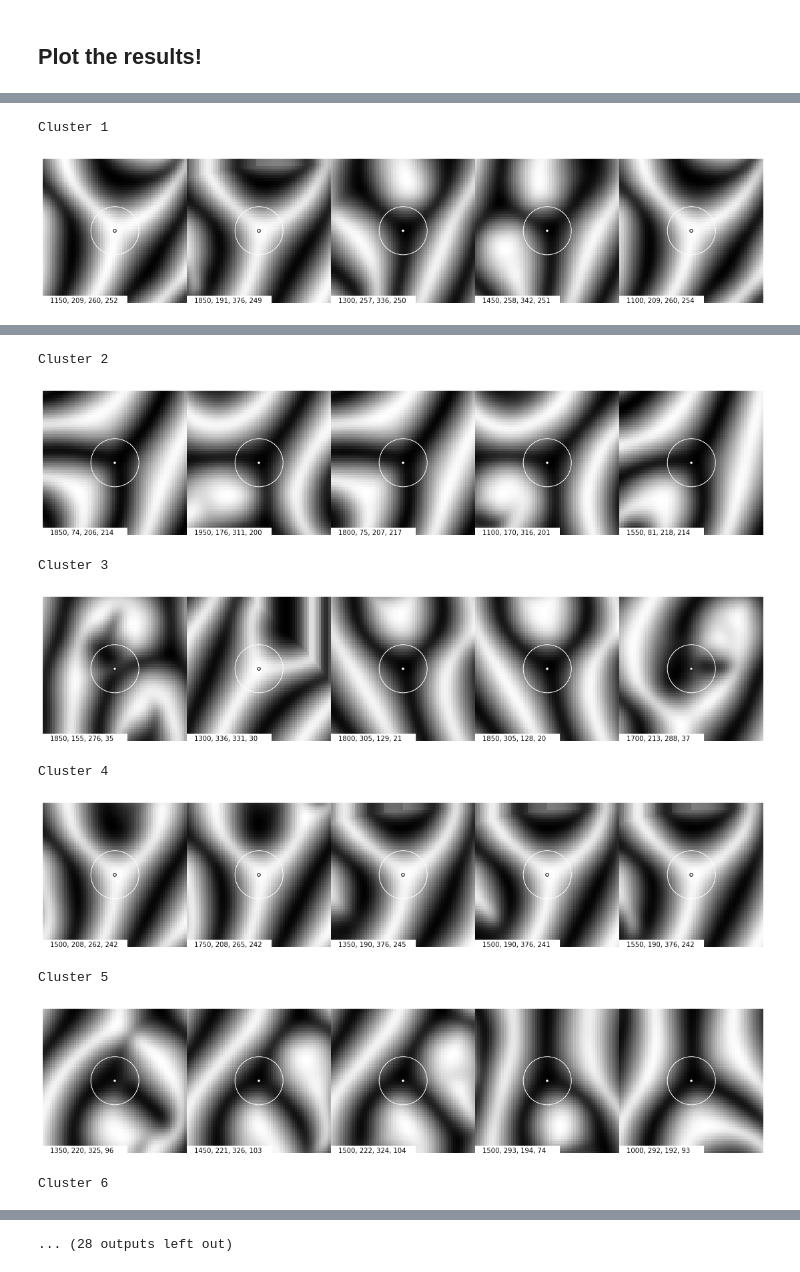
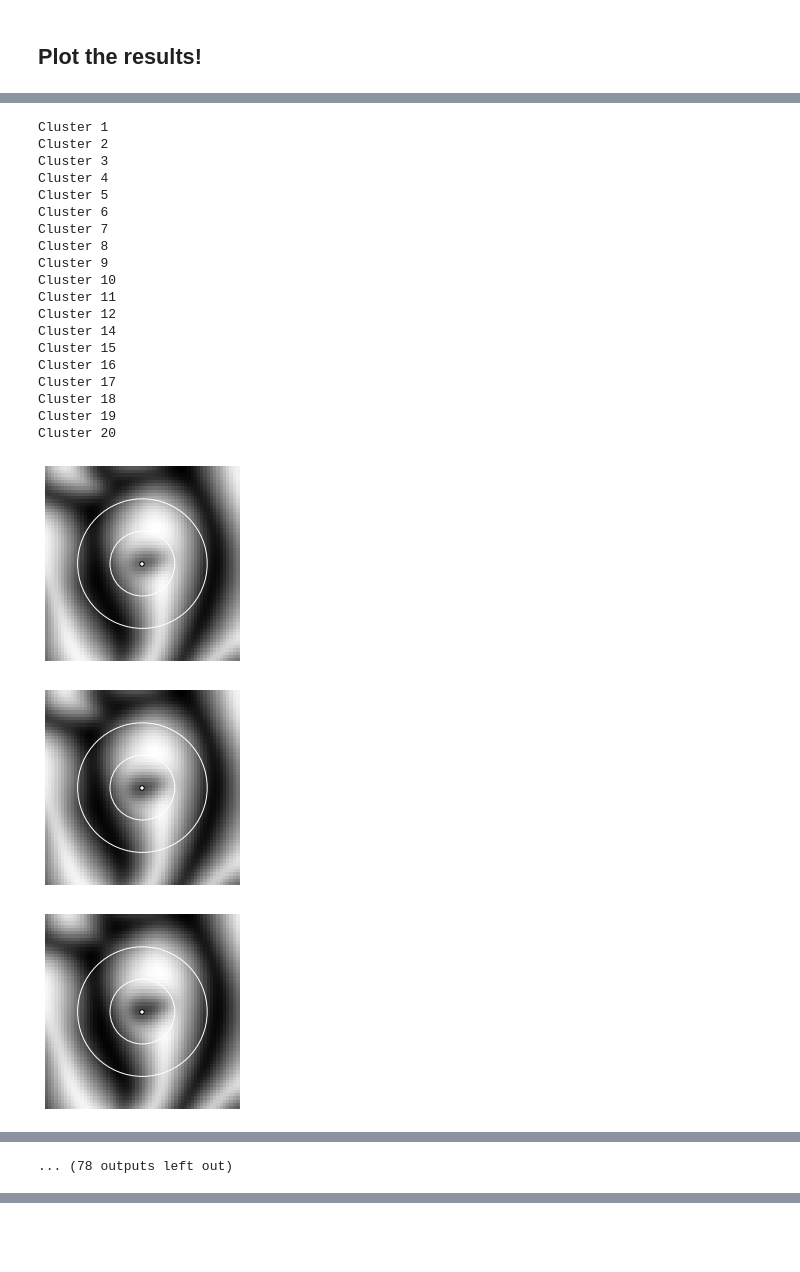
Before and after one commit to rachellevanger/image-tda-rayleigh-benard-convection, a Jupyter notebook: docs/MFVI_Multivariate_Gaussians.ipynb, the cells around one changed output, grey strips where cells are left out. Saved outputs shown, nothing was run; the diff lists cells and outputs as text; code cells hidden in the pictures; blank space fills up the shorter version.

```diff
--- a/docs/MFVI_Multivariate_Gaussians.ipynb
+++ b/docs/MFVI_Multivariate_Gaussians.ipynb
@@ -29,14 +29,14 @@ def get_cluster_means(num_clusters, variance, dims):
 
 We use the feature vectors generated from the topological data from the mid-plane temperature field of Rayleigh-Benard Convection.
 # %%
-sDir = '/Users/birdbrain/Documents/Research/Projects/Schatz/Data/g21chaotic/r4000_2016_11_01_superfast/g21flow'
-sFeatures = 'feature_vectors_3_orientations/%06d.txt'
+sDir = '/Users/birdbrain/Documents/Research/Projects/Schatz/Data/g21chaotic/r4000_2016_11_01_superfast/g21flow_4000'
+sFeatures = 'feature_vectors_3/%06d.txt'
 sOrientation = 'orientation_field_3/%06d.bmp'
 sTemperature = 'bmps/%06d.bmp'
 # %%
 allFeatures = []
 
-for idx in range(1000, 1999, 50):
+for idx in range(4000, 4999, 5):
     features = pd.read_csv(sDir + "/" + (sFeatures % idx), sep=' ', header=None)
     features = np.asarray(features)
     if len(allFeatures) == 0:
@@ -50,10 +50,10 @@ print allFeatures.shape
 # %%
 # Filter by defect type
 
-d = 6
+d = 4
 myFeatures = allFeatures[(allFeatures[:,d]==1) | (allFeatures[:,d+2]==1), :]
 
-myFeatures = np.hstack((myFeatures[:, 0:3], myFeatures[:,14:]))
+myFeatures = np.hstack((myFeatures[:, 0:3], myFeatures[:,13:]))
 
 X = myFeatures
 X = X[:,3:]
@@ -249,7 +229,7 @@ plt.savefig('/Users/birdbrain/Documents/School/Columbia/GraphicalModels/Project/
 # %%
 n = 5
 
-plt.rcParams['figure.figsize'] = (15.0, 3.0)
+plt.rcParams['figure.figsize'] = (3.0, 3.0)
 
 for k in range(K):
 
@@ -285,41 +265,61 @@ for k in range(K):
 
             x = samples[sample,1]
             y = samples[sample,2]
 
             temp = misc.imread(sDir + "/" + (sTemperature % samples[sample,0]))
 
-            plt.subplot(1,n,i)
-#             fig = plt.figure()
+#             plt.subplot(1,n,i)
+            fig = plt.figure()
             plt.set_cmap('gray')
             plt.pcolor(temp[(y-radius):(y+radius), (x-radius):(x+radius)].astype(np.int))
             plt.scatter(radius, radius, color='white', edgecolor='black')
             plt.gca().set_axis_off()
             plt.subplots_adjust(top = 1, bottom = 0, right = 1, left = 0,
                         hspace = 0, wspace = 0)
             plt.margins(0,0)
 
 #             plt.plot([tmp_radius - tmp_radius/3., tmp_radius + tmp_radius/3.], [tmp_radius, tmp_radius], color='white', lw=1)
 #             plt.plot([tmp_radius, tmp_radius], [tmp_radius - tmp_radius/3., tmp_radius + tmp_radius/3.], color='white', lw=1)
             ax = plt.gca()
-            circle1 = plt.Circle((tmp_radius, tmp_radius), tmp_radius/3., color='white', fill=False, lw=1)
+            circle1 = plt.Circle((tmp_radius, tmp_radius), 20, color='white', fill=False, lw=1)
             ax.add_artist(circle1)
 
-#             circle2 = plt.Circle((tmp_radius, tmp_radius), 0.5*tmp_radius/3., color='white', fill=False, lw=1)
-#             ax.add_artist(circle2)
+            circle2 = plt.Circle((tmp_radius, tmp_radius), 10, color='white', fill=False, lw=1)
+            ax.add_artist(circle2)
 
-            plt.fill([0,radius+5,radius+5,0], [0,0,3,3], color='white')
-            plt.annotate(', '.join([str(int(x)) for x in samples[sample,0:4]]),(3,0))
+#             plt.fill([0,radius+5,radius+5,0], [0,0,3,3], color='white')
+#             plt.annotate(', '.join([str(int(x)) for x in samples[sample,0:4]]),(3,0))
 
             plt.gca().xaxis.set_major_locator(plt.NullLocator())
             plt.gca().yaxis.set_major_locator(plt.NullLocator())
 
             plt.axis('off')
 
-#             fig.tight_layout()
-#             plt.savefig('/Users/birdbrain/Documents/School/Columbia/GraphicalModels/Project/writeup/figures/%d/%d_%d.png' % (d, k+1, i+1), bbox_inches = 'tight', pad_inches = 0)
+            fig.tight_layout()
+            plt.savefig('/Users/birdbrain/Documents/School/Rutgers/Dissertation/figures/sdc/%d/%d_%d.png' % (d, k+1, i+1), bbox_inches = 'tight', pad_inches = 0)
 
 
-        plt.show()
+#         plt.show()
 # %% [output]
 Cluster 1
+Cluster 2
+Cluster 3
+Cluster 4
+Cluster 5
+Cluster 6
+Cluster 7
+Cluster 8
+Cluster 9
+Cluster 10
+Cluster 11
+Cluster 12
+Cluster 14
+Cluster 15
+Cluster 16
+Cluster 17
+Cluster 18
+Cluster 19
+Cluster 20
-[figure, old version]
+[figure, new version]
+[figure, new version]
+[figure, new version]
@@ -326,9 +334 @@ Cluster 1
-Cluster 2
+... (78 outputs left out)
-[figure, old version]
-Cluster 3
-[figure, old version]
-Cluster 4
-[figure, old version]
-Cluster 5
-[figure, old version]
-Cluster 6
@@ -336 +334,0 @@ Cluster 6
-... (28 outputs left out)
```
Also changed, not shown: parts of 8 cells of this notebook, 3 other files.
